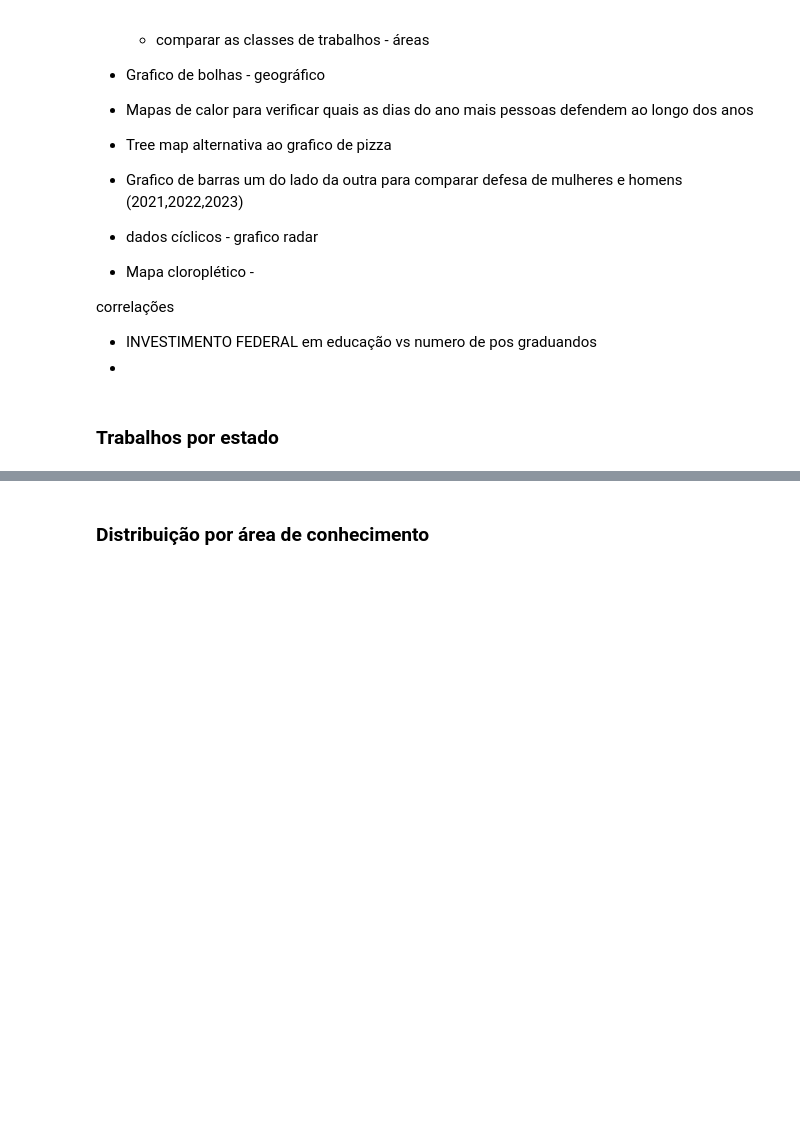
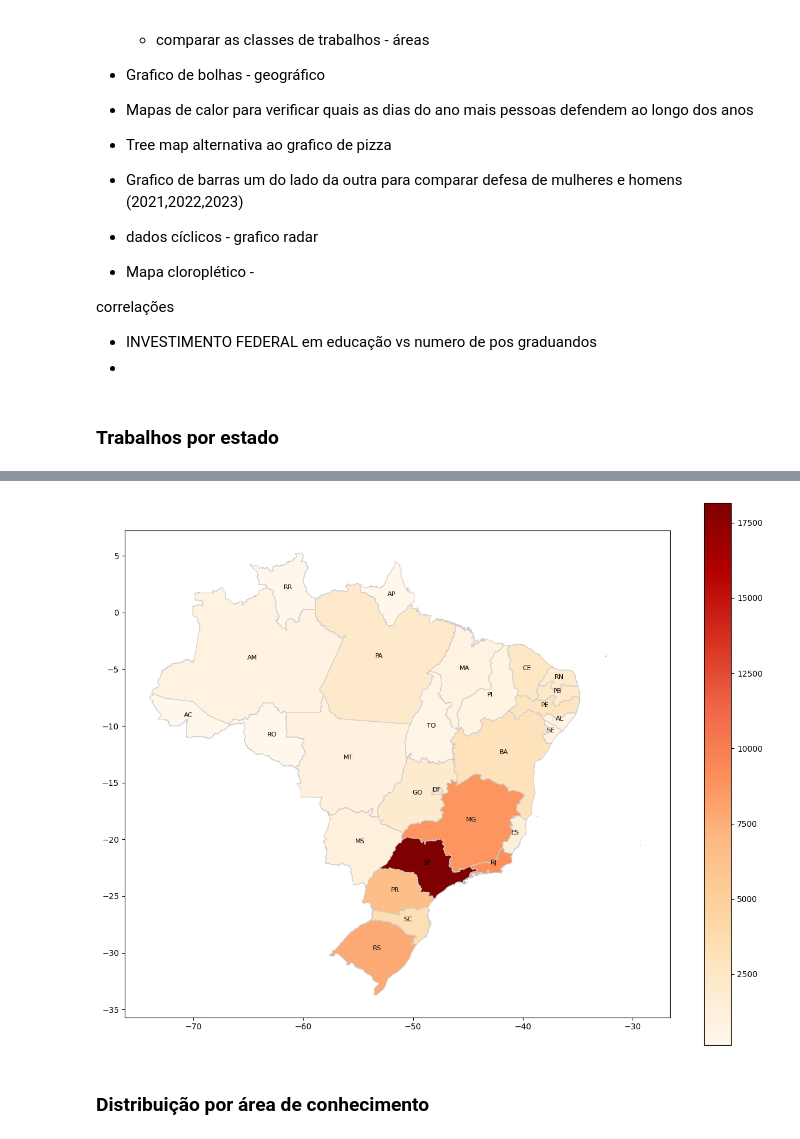
Before and after one commit to luaoliveira/PI4, a Jupyter notebook: main.ipynb, the cells around one changed output, grey strips where cells are left out. Drawn from its saved outputs; the diff is of its cells as text; code cells hidden in the pictures; blank space fills up the shorter version.

```diff
--- a/main.ipynb
+++ b/main.ipynb
@@ -82,0 +77,6 @@ df_grouped.head()
+# %%
+shapefile_path = "BR_UF_2022/BR_UF_2022.shp"
+gdf = gpd.read_file(shapefile_path)
+gdf['centroid'] = gdf.geometry.centroid
+
+gdf.head(30)
@@ -82,0 +102,5 @@ df_grouped.head()
+# %%
+df_sg=pd.DataFrame(df.groupby('SG_UF_IES').size())
+df_sg = df_sg.reset_index(names='Count')
+df_sg.columns = ['SIGLA_UF', 'Count']
+df_sg.head()
@@ -82,0 +114,3 @@ df_grouped.head()
+# %%
+gdf_joined = gdf.merge(df_sg, how="left", on="SIGLA_UF")
+gdf.head(30)
@@ -83,3 +135,13 @@ df_grouped.head()
+# %%
+fig, ax = plt.subplots(1, 1, figsize=(15, 12))
+gdf_joined.plot(column="Count", cmap='OrRd', linewidth=0.8, ax=ax, edgecolor='0.8', legend=True)
+
+for idx, row in gdf.iterrows():
+    ax.text(row["centroid"].x, row["centroid"].y, row["SIGLA_UF"], fontsize=8, ha='center')
+
+plt.show()
+# %% [output]
+[figure, added]
 # %%
 bar_height=20
 margin_height=40
```
Also changed, not shown: parts of 40 cells of this notebook, 19 other files.
